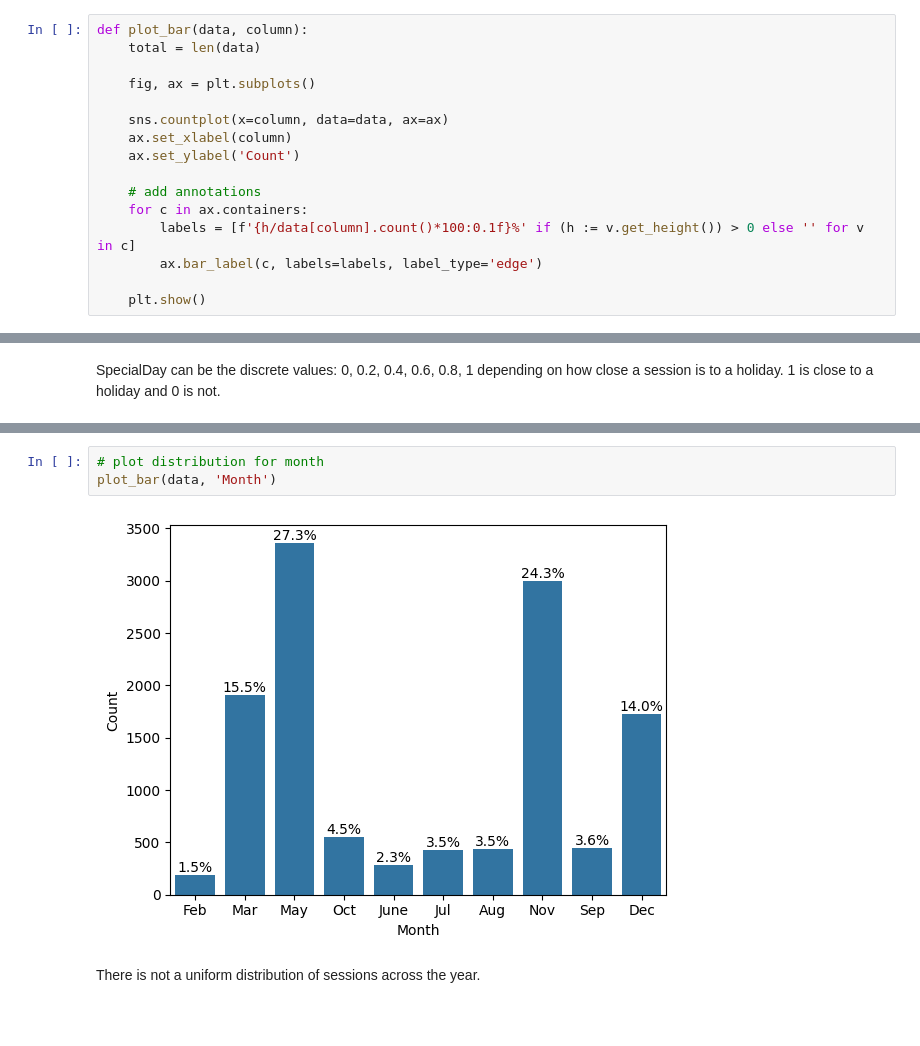
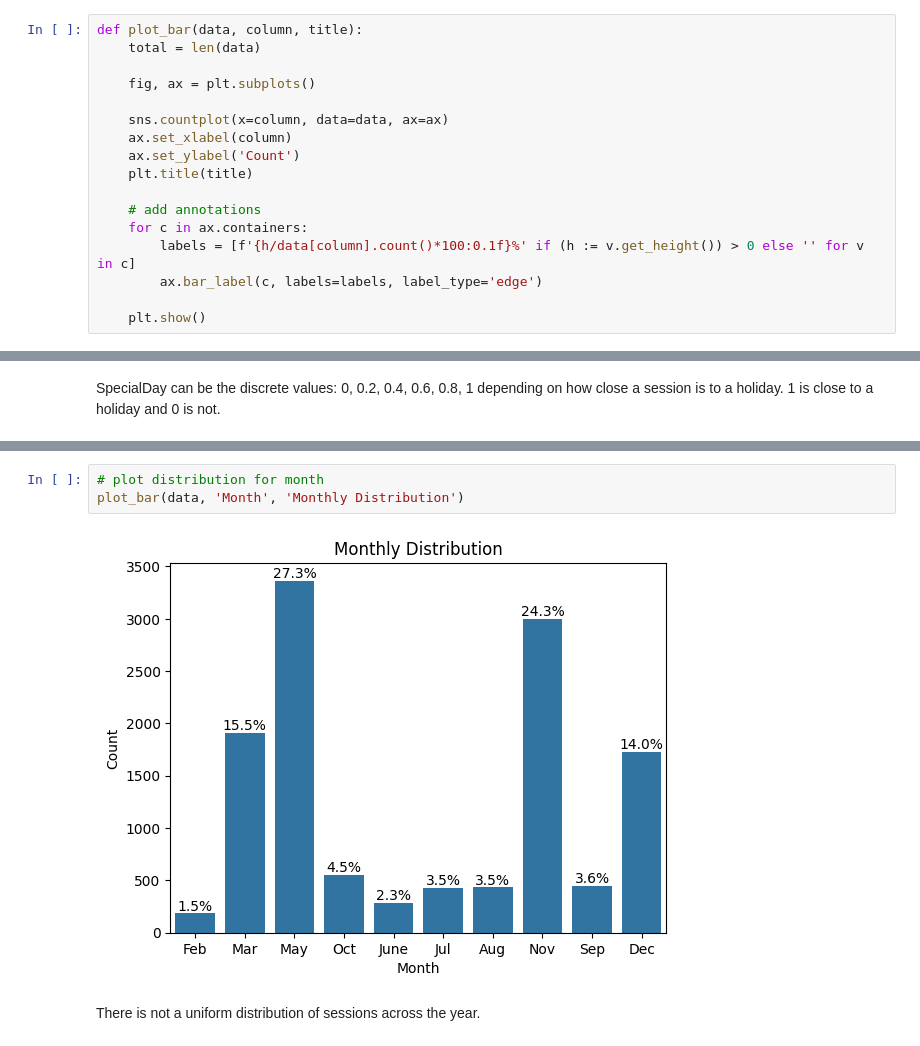
Before and after one commit to AlexWimpory/learning_from_data_cw, a Jupyter notebook: assignment.ipynb, the cells around one changed output, grey strips where cells are left out. Drawn from its saved outputs; the diff is of its cells as text; blank space fills up the shorter version.

```diff
--- a/assignment.ipynb
+++ b/assignment.ipynb
@@ -90,5 +90,5 @@ The column which indicates if there was a purchase in the session is called 'Rev
 # %%
-def plot_bar(data, column):
+def plot_bar(data, column, title):
     total = len(data)
 
     fig, ax = plt.subplots()
@@ -96,6 +96,7 @@ def plot_bar(data, column):
     sns.countplot(x=column, data=data, ax=ax)
     ax.set_xlabel(column)
     ax.set_ylabel('Count')
+    plt.title(title)
 
     # add annotations
     for c in ax.containers:
@@ -259,8 +260,8 @@ plot_bar(data, 'SpecialDay')
 # %%
 # plot distribution for month
-plot_bar(data, 'Month')
+plot_bar(data, 'Month', 'Monthly Distribution')
 # %% [output]
-[figure, old version]
+[figure, new version]
 # %% [markdown]
 There is not a uniform distribution of sessions across the year.
 # %%
```
Also changed, not shown: parts of 15 cells of this notebook.
